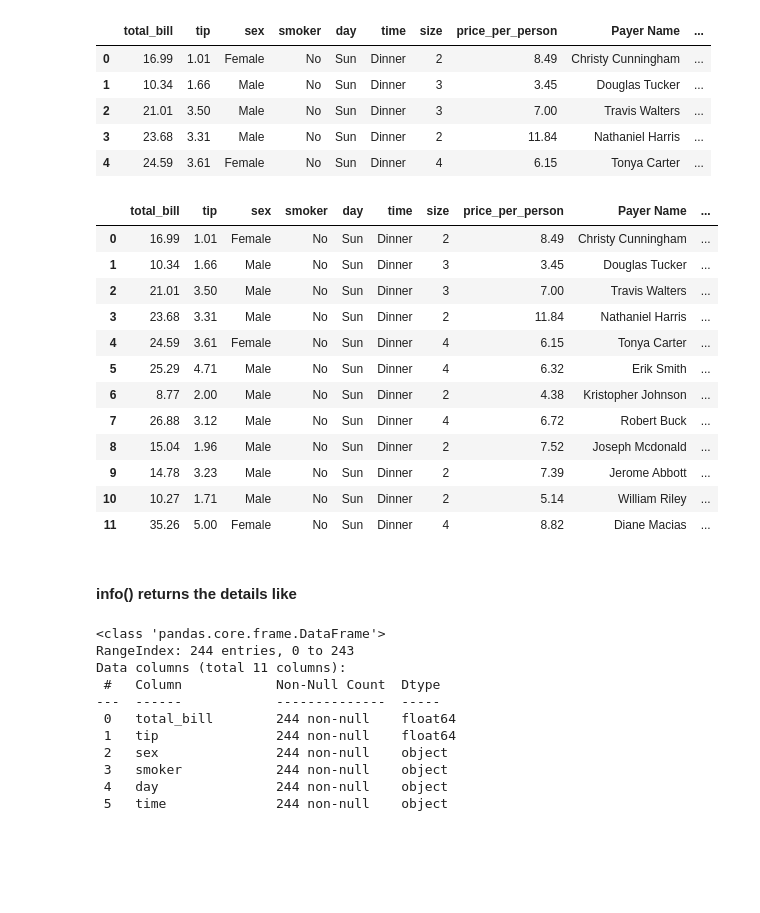
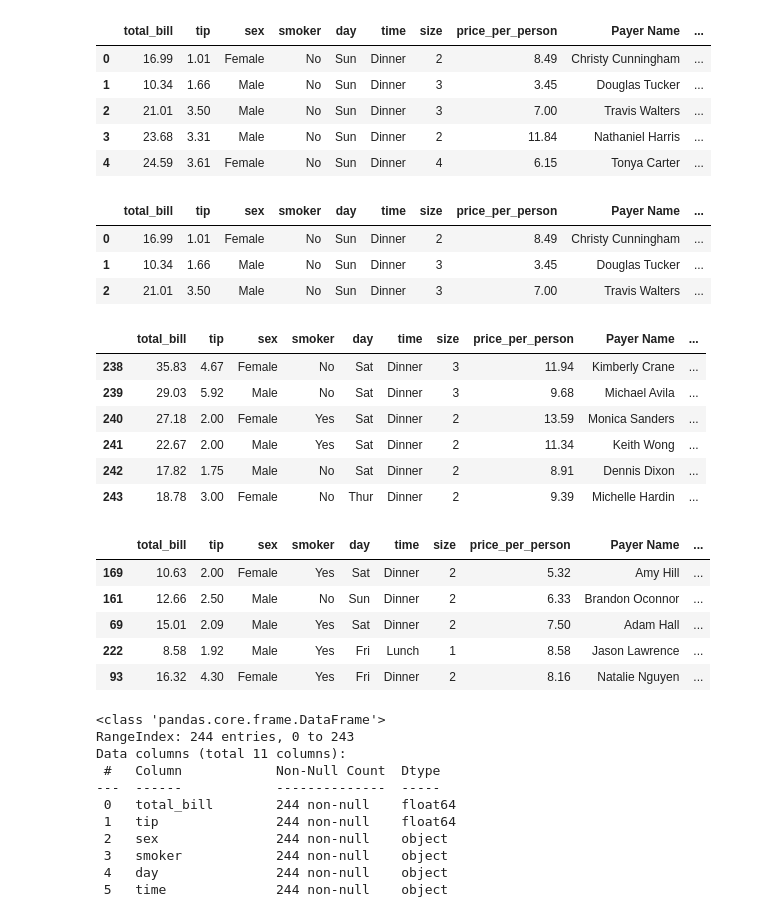
Before and after one commit to ADITYAPIMPALE11127/Python-course-2025, a Jupyter notebook: Libraries/Pandas/pandas_day_2.ipynb, the cells around one changed output. Drawn from its saved outputs; the diff is of its cells as text; code cells hidden in the pictures; blank space fills up the shorter version.

Commit message:
# pandas

```diff
--- a/Libraries/Pandas/pandas_day_2.ipynb
+++ b/Libraries/Pandas/pandas_day_2.ipynb
@@ -4,2 +55,3 @@ import numpy as np
 # %%
-df  = pd.read_csv("../../data/tips.csv")
+df = pd.read_csv('/content/drive/MyDrive/Daksh_Gururkul_IITG_May_2025/08_Pandas/tips.csv')
+df
@@ -15,23 +91,31 @@ df.head()
 | 3 | 23.68 | 3.31 | Male | No | Sun | Dinner | 2 | 11.84 | Nathaniel Harris | ... |
 | 4 | 24.59 | 3.61 | Female | No | Sun | Dinner | 4 | 6.15 | Tonya Carter | ... |
 # %%
-df.head(12)
+df.head(3)
 # %% [output]
 |  | total_bill | tip | sex | smoker | day | time | size | price_per_person | Payer Name | ... |
 | 0 | 16.99 | 1.01 | Female | No | Sun | Dinner | 2 | 8.49 | Christy Cunningham | ... |
 | 1 | 10.34 | 1.66 | Male | No | Sun | Dinner | 3 | 3.45 | Douglas Tucker | ... |
 | 2 | 21.01 | 3.50 | Male | No | Sun | Dinner | 3 | 7.00 | Travis Walters | ... |
-| 3 | 23.68 | 3.31 | Male | No | Sun | Dinner | 2 | 11.84 | Nathaniel Harris | ... |
-| 4 | 24.59 | 3.61 | Female | No | Sun | Dinner | 4 | 6.15 | Tonya Carter | ... |
-| 5 | 25.29 | 4.71 | Male | No | Sun | Dinner | 4 | 6.32 | Erik Smith | ... |
-| 6 | 8.77 | 2.00 | Male | No | Sun | Dinner | 2 | 4.38 | Kristopher Johnson | ... |
-| 7 | 26.88 | 3.12 | Male | No | Sun | Dinner | 4 | 6.72 | Robert Buck | ... |
-| 8 | 15.04 | 1.96 | Male | No | Sun | Dinner | 2 | 7.52 | Joseph Mcdonald | ... |
-| 9 | 14.78 | 3.23 | Male | No | Sun | Dinner | 2 | 7.39 | Jerome Abbott | ... |
-| 10 | 10.27 | 1.71 | Male | No | Sun | Dinner | 2 | 5.14 | William Riley | ... |
-| 11 | 35.26 | 5.00 | Female | No | Sun | Dinner | 4 | 8.82 | Diane Macias | ... |
-# %% [markdown]
-#### info() returns the details like
+# %%
+df.tail(6)
+# %% [output]
+|  | total_bill | tip | sex | smoker | day | time | size | price_per_person | Payer Name | ... |
+| 238 | 35.83 | 4.67 | Female | No | Sat | Dinner | 3 | 11.94 | Kimberly Crane | ... |
+| 239 | 29.03 | 5.92 | Male | No | Sat | Dinner | 3 | 9.68 | Michael Avila | ... |
+| 240 | 27.18 | 2.00 | Female | Yes | Sat | Dinner | 2 | 13.59 | Monica Sanders | ... |
+| 241 | 22.67 | 2.00 | Male | Yes | Sat | Dinner | 2 | 11.34 | Keith Wong | ... |
+| 242 | 17.82 | 1.75 | Male | No | Sat | Dinner | 2 | 8.91 | Dennis Dixon | ... |
+| 243 | 18.78 | 3.00 | Female | No | Thur | Dinner | 2 | 9.39 | Michelle Hardin | ... |
+# %%
+df.sample(5)
+# %% [output]
+|  | total_bill | tip | sex | smoker | day | time | size | price_per_person | Payer Name | ... |
+| 169 | 10.63 | 2.00 | Female | Yes | Sat | Dinner | 2 | 5.32 | Amy Hill | ... |
+| 161 | 12.66 | 2.50 | Male | No | Sun | Dinner | 2 | 6.33 | Brandon Oconnor | ... |
+| 69 | 15.01 | 2.09 | Male | Yes | Sat | Dinner | 2 | 7.50 | Adam Hall | ... |
+| 222 | 8.58 | 1.92 | Male | Yes | Fri | Lunch | 1 | 8.58 | Jason Lawrence | ... |
+| 93 | 16.32 | 4.30 | Female | Yes | Fri | Dinner | 2 | 8.16 | Natalie Nguyen | ... |
 # %%
 df.info()
 # %% [output]
```
Also changed, not shown: parts of 61 cells of this notebook.
